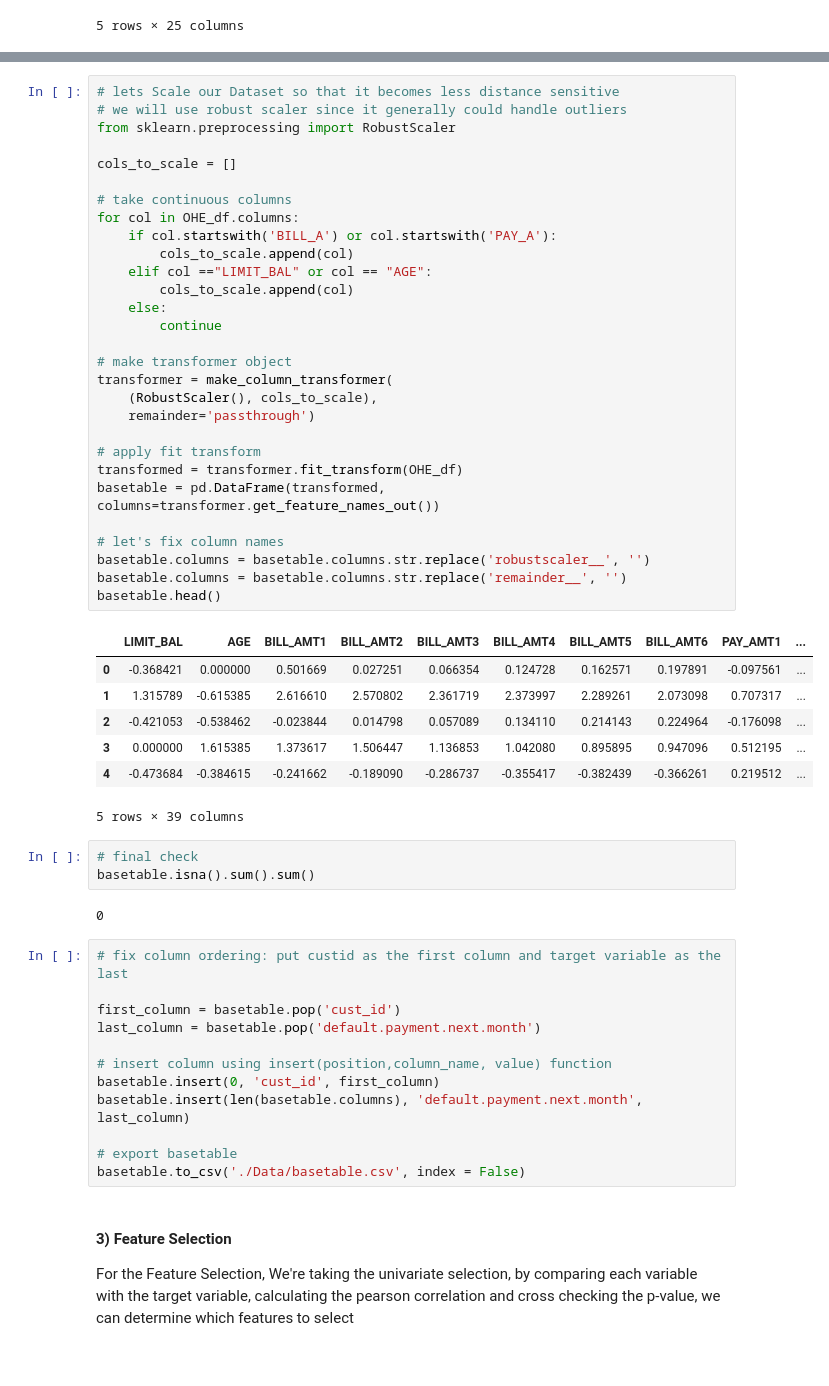
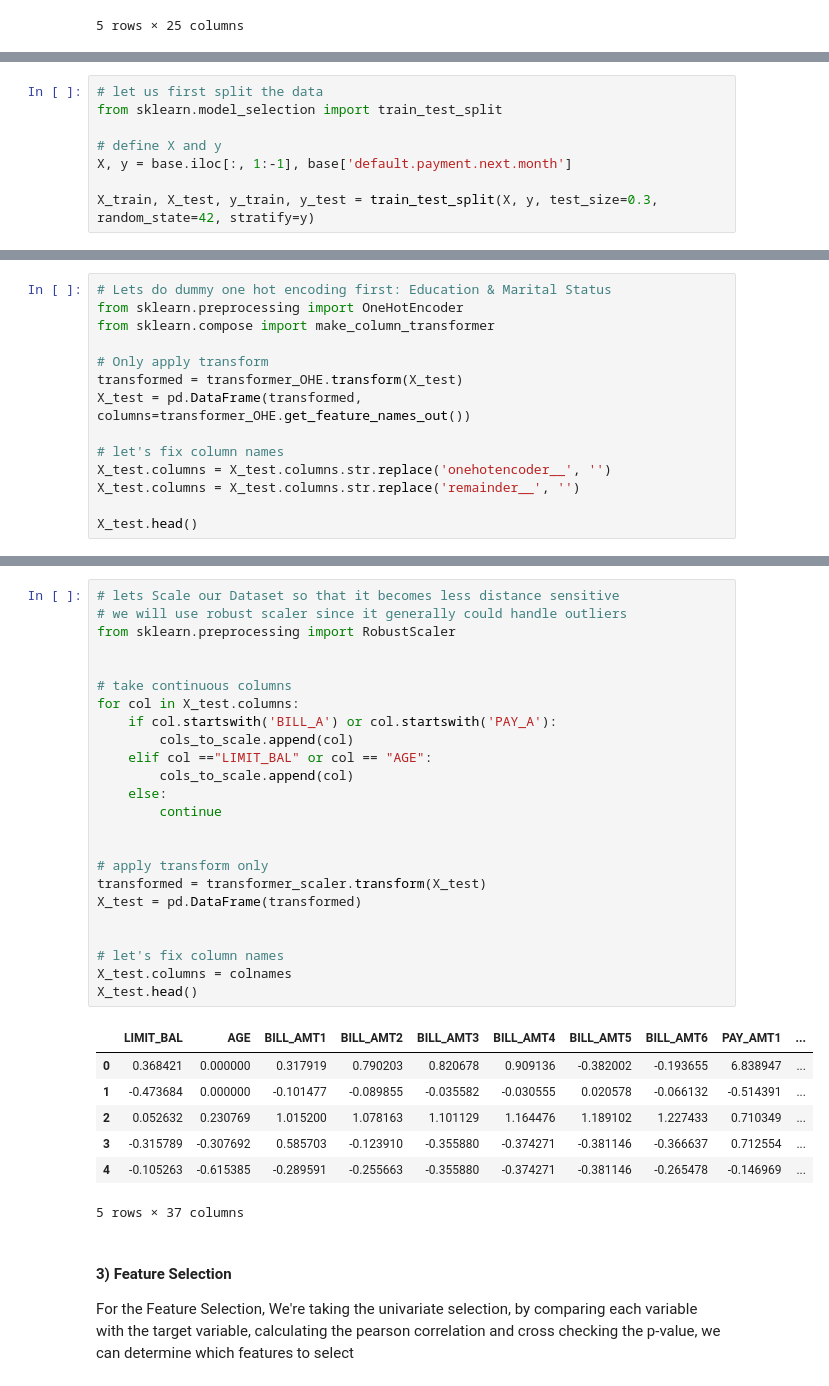
Before and after one commit to fajartria/SMLrepo, a Jupyter notebook: ML Benchmark - Credit Default Dataset.ipynb, the cells around one changed output, grey strips where cells are left out. Cells and saved outputs as stored; diff of their text form.

```diff
--- a/ML Benchmark - Credit Default Dataset.ipynb
+++ b/ML Benchmark - Credit Default Dataset.ipynb
@@ -33,0 +98,8 @@ Let's start preprocessing the categorical variables first
+# %%
+# let us first split the data
+from sklearn.model_selection import train_test_split
+
+# define X and y
+X, y = base.iloc[:, 1:-1], base['default.payment.next.month']
+
+X_train, X_test, y_train, y_test = train_test_split(X, y, test_size=0.3, random_state=42, stratify=y)
@@ -111,0 +221,14 @@ OHE_df['PAY_AMT6'].fillna(OHE_df['PAY_AMT6'].mean(), inplace=True)
+# %%
+# Lets do dummy one hot encoding first: Education & Marital Status
+from sklearn.preprocessing import OneHotEncoder
+from sklearn.compose import make_column_transformer
+
+# Only apply transform
+transformed = transformer_OHE.transform(X_test)
+X_test = pd.DataFrame(transformed, columns=transformer_OHE.get_feature_names_out())
+
+# let's fix column names
+X_test.columns = X_test.columns.str.replace('onehotencoder__', '')
+X_test.columns = X_test.columns.str.replace('remainder__', '')
+
+X_test.head()
@@ -112,57 +243,35 @@ OHE_df['PAY_AMT6'].fillna(OHE_df['PAY_AMT6'].mean(), inplace=True)
 # %%
 # lets Scale our Dataset so that it becomes less distance sensitive
 # we will use robust scaler since it generally could handle outliers
 from sklearn.preprocessing import RobustScaler
 
-cols_to_scale = []
 
 # take continuous columns
-for col in OHE_df.columns:
+for col in X_test.columns:
     if col.startswith('BILL_A') or col.startswith('PAY_A'):
         cols_to_scale.append(col)
     elif col =="LIMIT_BAL" or col == "AGE":
         cols_to_scale.append(col)
     else:
         continue
 
-# make transformer object
-transformer = make_column_transformer(
-    (RobustScaler(), cols_to_scale),
-    remainder='passthrough')
 
-# apply fit transform
-transformed = transformer.fit_transform(OHE_df)
-basetable = pd.DataFrame(transformed, columns=transformer.get_feature_names_out())
+# apply transform only
+transformed = transformer_scaler.transform(X_test)
+X_test = pd.DataFrame(transformed)
+
 
 # let's fix column names
-basetable.columns = basetable.columns.str.replace('robustscaler__', '')
-basetable.columns = basetable.columns.str.replace('remainder__', '')
-basetable.head()
+X_test.columns = colnames
+X_test.head()
 # %% [output]
 |  | LIMIT_BAL | AGE | BILL_AMT1 | BILL_AMT2 | BILL_AMT3 | BILL_AMT4 | BILL_AMT5 | BILL_AMT6 | PAY_AMT1 | ... |
-| 0 | -0.368421 | 0.000000 | 0.501669 | 0.027251 | 0.066354 | 0.124728 | 0.162571 | 0.197891 | -0.097561 | ... |
-| 1 | 1.315789 | -0.615385 | 2.616610 | 2.570802 | 2.361719 | 2.373997 | 2.289261 | 2.073098 | 0.707317 | ... |
-| 2 | -0.421053 | -0.538462 | -0.023844 | 0.014798 | 0.057089 | 0.134110 | 0.214143 | 0.224964 | -0.176098 | ... |
-| 3 | 0.000000 | 1.615385 | 1.373617 | 1.506447 | 1.136853 | 1.042080 | 0.895895 | 0.947096 | 0.512195 | ... |
-| 4 | -0.473684 | -0.384615 | -0.241662 | -0.189090 | -0.286737 | -0.355417 | -0.382439 | -0.366261 | 0.219512 | ... |
+| 0 | 0.368421 | 0.000000 | 0.317919 | 0.790203 | 0.820678 | 0.909136 | -0.382002 | -0.193655 | 6.838947 | ... |
+| 1 | -0.473684 | 0.000000 | -0.101477 | -0.089855 | -0.035582 | -0.030555 | 0.020578 | -0.066132 | -0.514391 | ... |
+| 2 | 0.052632 | 0.230769 | 1.015200 | 1.078163 | 1.101129 | 1.164476 | 1.189102 | 1.227433 | 0.710349 | ... |
+| 3 | -0.315789 | -0.307692 | 0.585703 | -0.123910 | -0.355880 | -0.374271 | -0.381146 | -0.366637 | 0.712554 | ... |
+| 4 | -0.105263 | -0.615385 | -0.289591 | -0.255663 | -0.355880 | -0.374271 | -0.381146 | -0.265478 | -0.146969 | ... |
-5 rows × 39 columns
+5 rows × 37 columns
-# %%
-# final check
-basetable.isna().sum().sum()
-# %% [output]
-0
-# %%
-# fix column ordering: put custid as the first column and target variable as the last
-
-first_column = basetable.pop('cust_id')
-last_column = basetable.pop('default.payment.next.month')
-
-# insert column using insert(position,column_name, value) function
-basetable.insert(0, 'cust_id', first_column)
-basetable.insert(len(basetable.columns), 'default.payment.next.month', last_column)
-
-# export basetable
-basetable.to_csv('./Data/basetable.csv', index = False)
 # %% [markdown]
 #### 3) Feature Selection
 
```
Also changed, not shown: parts of 37 cells of this notebook, 1 other file.
